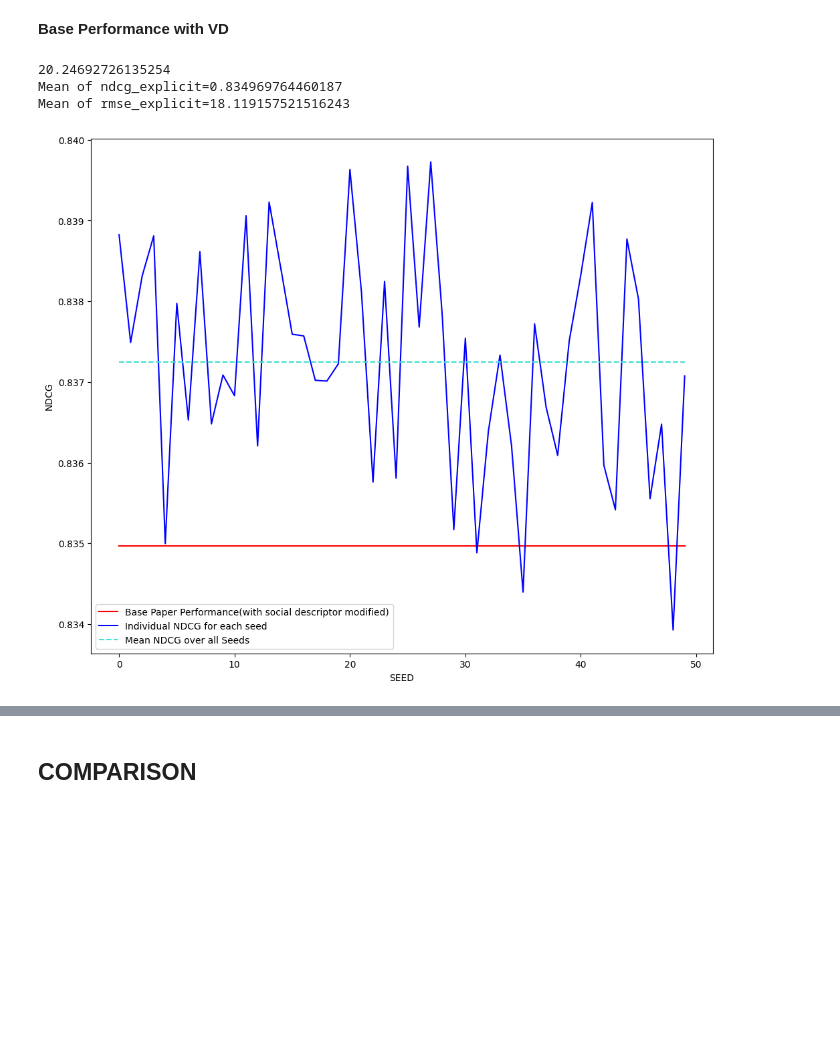
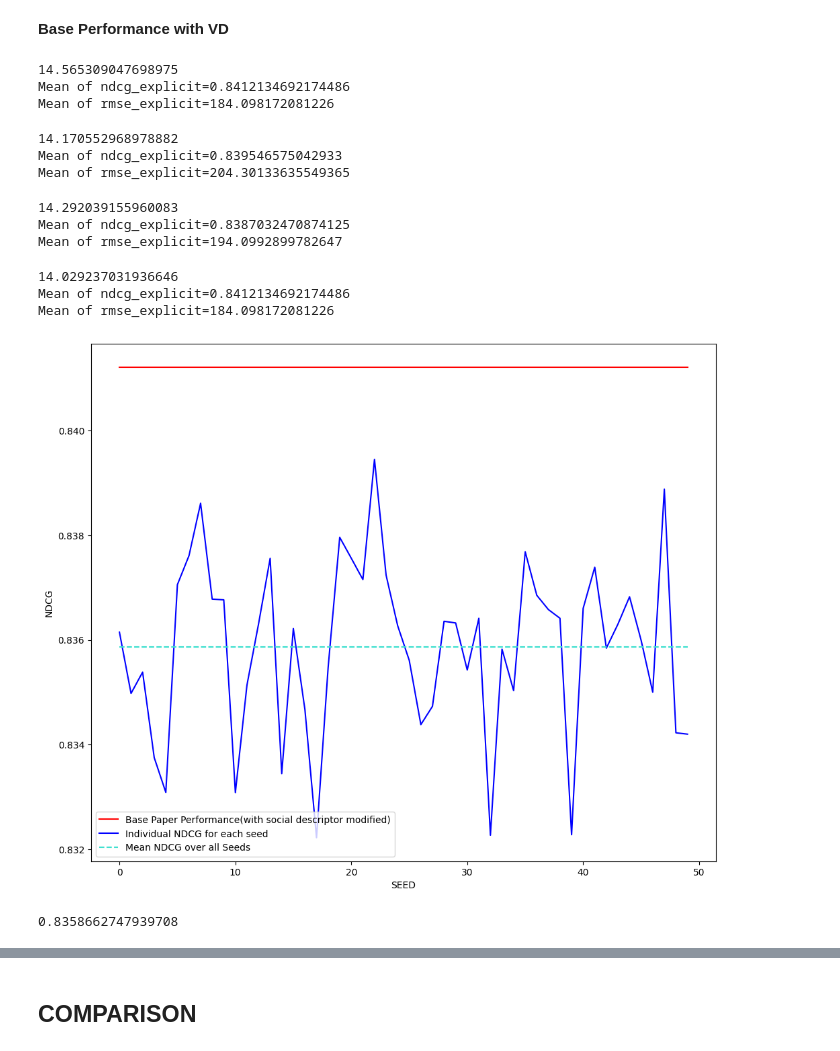
Before and after one commit to shilpa2301/Squad_Select--An-Optimal-Pipeline-for-Traditional-Group-Recommendation-Techniques, a Jupyter notebook: Squad_Select.ipynb, the cells around one changed output, grey strips where cells are left out. Drawn from its saved outputs; the diff is of its cells as text; code cells hidden in the pictures; blank space fills up the shorter version.

```diff
--- a/Squad_Select.ipynb
+++ b/Squad_Select.ipynb
@@ -1153,7 +1212,7 @@ for sd in range(50):
     mf = MF(dataset.user_trainMatrix, num_users, num_groups, latent=5, lr=0.001, reg=0.01, decay_rate=0.1, step_size = 10, step_enabled=True, seed=sd)
     dense_user_train_data = mf.train(epoch=40)
     Flags=[1,0,0,0,1,1,1,0,0,0]
-    _, mean_ndcg_explicit_instance, mean_rmse_explicit_instance=entire_algo1(Flags, dense_user_train_data, dataset.group_trainMatrix, w_1=0.8, w_2=0.2 )
+    _, mean_ndcg_explicit_instance, mean_rmse_explicit_instance=entire_algo1(Flags, dense_user_train_data, dataset.group_trainMatrix, w_1=0.9, w_2=0.1 )
     mean_ndcg_explicit.append(mean_ndcg_explicit_instance)
     mean_rmse_explicit.append(mean_rmse_explicit_instance)
 
@@ -1269,0 +1342,3 @@ array([[65.60375485, 65.56967554, 41.15714522, ..., 15.85438075,
+# %%
+mf_improved = IMPROVED_MF(dataset.user_trainMatrix, num_users, num_groups, latent=5, lr=0.001, reg=0.01, decay_rate=0.1, step_size = 10, step_enabled=False)
+dense_user_train_data = mf_improved.train(epoch=40)
@@ -1277,7 +1381,7 @@ Mean of rmse_explicit=18.33231172434243
 # %% [markdown]
 **finding optimum w1 and w2**
 # %%
-mf = MF(dataset.user_trainMatrix, num_users, num_groups, latent=5, lr=0.001, reg=0.01, decay_rate=0.1, step_size = 10, step_enabled=True)
+mf = MF(dataset.user_trainMatrix, num_users, num_groups, latent=5, lr=0.001, reg=0.01, decay_rate=0.1, step_size = 10, step_enabled=False)
 dense_user_train_data_approx = mf.train(epoch=40)
 # %% [output]
 epoch= 0
@@ -1381,10 +1487,10 @@ mean_rmse_explicit=[]
 for sd in range(50):
     print("seed=", sd)
     print("----------------------------------------------")
-    mf = MF(dataset.user_trainMatrix, num_users, num_groups, latent=5, lr=0.001, reg=0.01, decay_rate=0.1, step_size = 10, step_enabled=True, seed=sd)
+    mf = MF(dataset.user_trainMatrix, num_users, num_groups, latent=5, lr=0.001, reg=0.01, decay_rate=0.1, step_size = 10, step_enabled=False, seed=sd)
     dense_user_train_data = mf.train(epoch=40)
     Flags=[1,0,0,0,1,1,0,1,0,0]
-    _, mean_ndcg_explicit_instance, mean_rmse_explicit_instance=entire_algo1(Flags, dense_user_train_data, dataset.group_trainMatrix, w_1=0.9, w_2=0.1 )
+    _, mean_ndcg_explicit_instance, mean_rmse_explicit_instance=entire_algo1(Flags, dense_user_train_data, dataset.group_trainMatrix, w_1=0.7, w_2=0.3 )
     mean_ndcg_explicit.append(mean_ndcg_explicit_instance)
     mean_rmse_explicit.append(mean_rmse_explicit_instance)
 
@@ -1413,36 +1519,61 @@ mean_rmse_explicit:  [12.969059079579896, 13.06852735282642, 12.515921066142782,
 **Base Performance with VD**
 # %%
 Flags=[1,0,0,0,1,1,0,1,0,0]
-_, _, _=entire_algo1(Flags, dense_user_train_data, dataset.group_trainMatrix, w_1=0.8, w_2=0.2 )
+_, _, _=entire_algo1(Flags, dataset.user_trainMatrix, dataset.group_trainMatrix, w_1=0.8, w_2=0.2 )
 # %% [output]
-20.24692726135254
-Mean of ndcg_explicit=0.834969764460187
-Mean of rmse_explicit=18.119157521516243
+14.565309047698975
+Mean of ndcg_explicit=0.8412134692174486
+Mean of rmse_explicit=184.098172081226
+# %%
+Flags=[0,1,0,0,1,1,0,1,0,0]
+_, _, _=entire_algo1(Flags, dataset.user_trainMatrix, dataset.group_trainMatrix, w_1=0.8, w_2=0.2 )
+# %% [output]
+14.170552968978882
+Mean of ndcg_explicit=0.839546575042933
+Mean of rmse_explicit=204.30133635549365
+# %%
+Flags=[0,0,1,0,1,1,0,1,0,0]
+_, _, _=entire_algo1(Flags, dataset.user_trainMatrix, dataset.group_trainMatrix, w_1=0.8, w_2=0.2 )
+# %% [output]
+14.292039155960083
+Mean of ndcg_explicit=0.8387032470874125
+Mean of rmse_explicit=194.0992899782647
+# %%
+Flags=[0,0,0,1,1,1,0,1,0,0]
+_, _, _=entire_algo1(Flags, dataset.user_trainMatrix, dataset.group_trainMatrix, w_1=0.8, w_2=0.2 )
+# %% [output]
+14.029237031936646
+Mean of ndcg_explicit=0.8412134692174486
+Mean of rmse_explicit=184.098172081226
 # %%
 #plot ndcg
 import matplotlib.pyplot as plt
 
 # corresponding x axis values
 k=len(mean_ndcg_explicit)
 avg_overall_ndcg=sum(mean_ndcg_explicit) / len(mean_ndcg_explicit)
 x = list(range(k))
 mean_overall = [avg_overall_ndcg]*k
-base = [0.834969764460187]*k
+base = [0.8412134692174486]*k
 #fig, axs = plt.subplots(1, 2, sharey=True, tight_layout=True)
 fig = plt.figure(figsize=(12, 10))
 ax = fig.add_subplot(1, 1, 1)
 ax.set_xlabel('SEED')
 ax.set_ylabel('NDCG')
 #ax.plot(x, Precision_at_k, color='blue')
 ax.plot(x, base, color='red', label='Base Paper Performance(with social descriptor modified)')
 ax.plot(x, mean_ndcg_explicit, color='blue', label='Individual NDCG for each seed') #vd
 ax.plot(x, mean_overall,  linestyle='--', color='turquoise', label='Mean NDCG over all Seeds')
 #ax.bar(x, rmse_explicit[1], color='blue') #ap
 # function to show the plot
 plt.legend()
 plt.show()
 # %% [output]
-[figure, old version]
+[figure, new version]
+# %%
+avg_overall_ndcg
+# %% [output]
+0.8358662747939708
 # %%
 #plot ndcg
 import matplotlib.pyplot as plt
```
Also changed, not shown: parts of 40 cells of this notebook.
